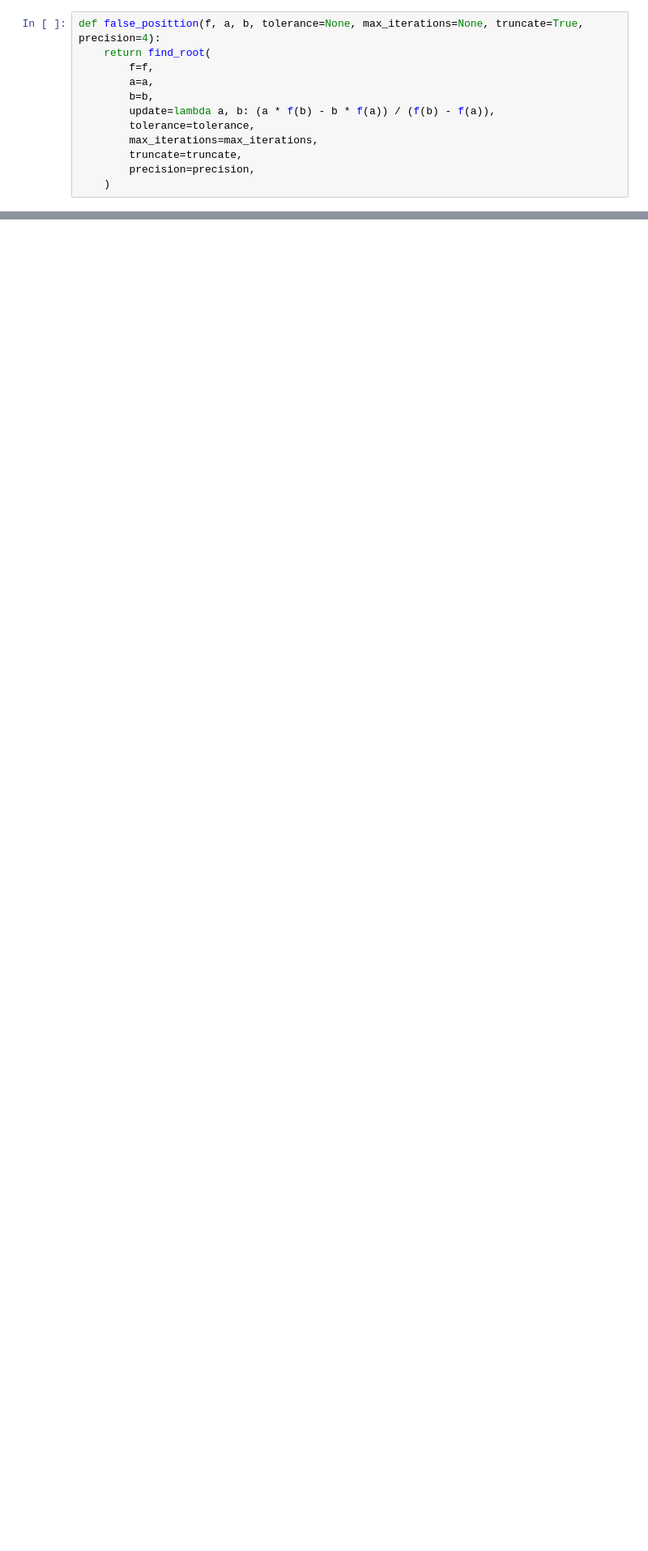
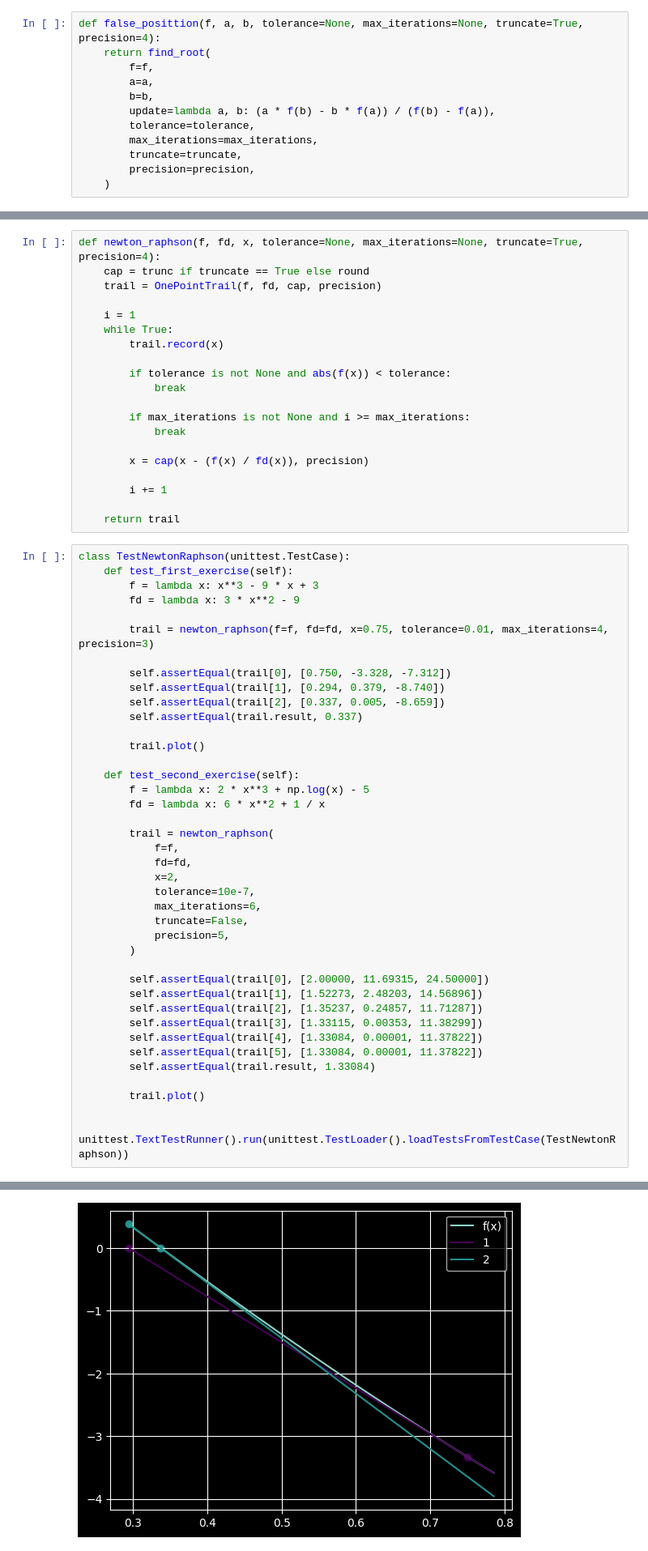
Before and after one commit to joaofnds/numerical-methods, a Jupyter notebook: root_finding.ipynb, the cells around one changed output, grey strips where cells are left out. Shown: that part at 81% size. Cells and saved outputs as stored; diff of their text form; blank space fills up the shorter version.

Commit message:
add newton raphson

```diff
--- a/root_finding.ipynb
+++ b/root_finding.ipynb
@@ -235,0 +288,62 @@ OK
+# %%
+def newton_raphson(f, fd, x, tolerance=None, max_iterations=None, truncate=True, precision=4):
+    cap = trunc if truncate == True else round
+    trail = OnePointTrail(f, fd, cap, precision)
+
+    i = 1
+    while True:
+        trail.record(x)
+
+        if tolerance is not None and abs(f(x)) < tolerance:
+            break
+
+        if max_iterations is not None and i >= max_iterations:
+            break
+
+        x = cap(x - (f(x) / fd(x)), precision)
+
+        i += 1
+
+    return trail
+# %%
+class TestNewtonRaphson(unittest.TestCase):
+    def test_first_exercise(self):
+        f = lambda x: x**3 - 9 * x + 3
+        fd = lambda x: 3 * x**2 - 9
+
+        trail = newton_raphson(f=f, fd=fd, x=0.75, tolerance=0.01, max_iterations=4, precision=3)
+
+        self.assertEqual(trail[0], [0.750, -3.328, -7.312])
+        self.assertEqual(trail[1], [0.294, 0.379, -8.740])
+        self.assertEqual(trail[2], [0.337, 0.005, -8.659])
+        self.assertEqual(trail.result, 0.337)
+
+        trail.plot()
+
+    def test_second_exercise(self):
+        f = lambda x: 2 * x**3 + np.log(x) - 5
+        fd = lambda x: 6 * x**2 + 1 / x
+
+        trail = newton_raphson(
+            f=f,
+            fd=fd,
+            x=2,
+            tolerance=10e-7,
+            max_iterations=6,
+            truncate=False,
+            precision=5,
+        )
+
+        self.assertEqual(trail[0], [2.00000, 11.69315, 24.50000])
+        self.assertEqual(trail[1], [1.52273, 2.48203, 14.56896])
+        self.assertEqual(trail[2], [1.35237, 0.24857, 11.71287])
+        self.assertEqual(trail[3], [1.33115, 0.00353, 11.38299])
+        self.assertEqual(trail[4], [1.33084, 0.00001, 11.37822])
+        self.assertEqual(trail[5], [1.33084, 0.00001, 11.37822])
+        self.assertEqual(trail.result, 1.33084)
+
+        trail.plot()
+
+
+unittest.TextTestRunner().run(unittest.TestLoader().loadTestsFromTestCase(TestNewtonRaphson))
+# %% [output]
@@ -235,0 +356 @@ OK
+[figure, added]
```
Also changed, not shown: parts of 5 cells of this notebook.
